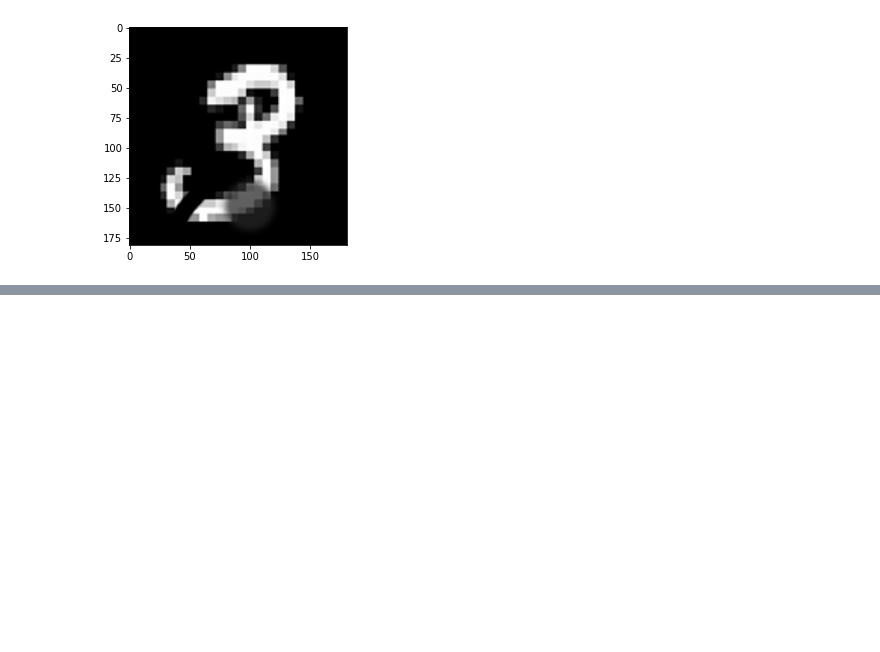
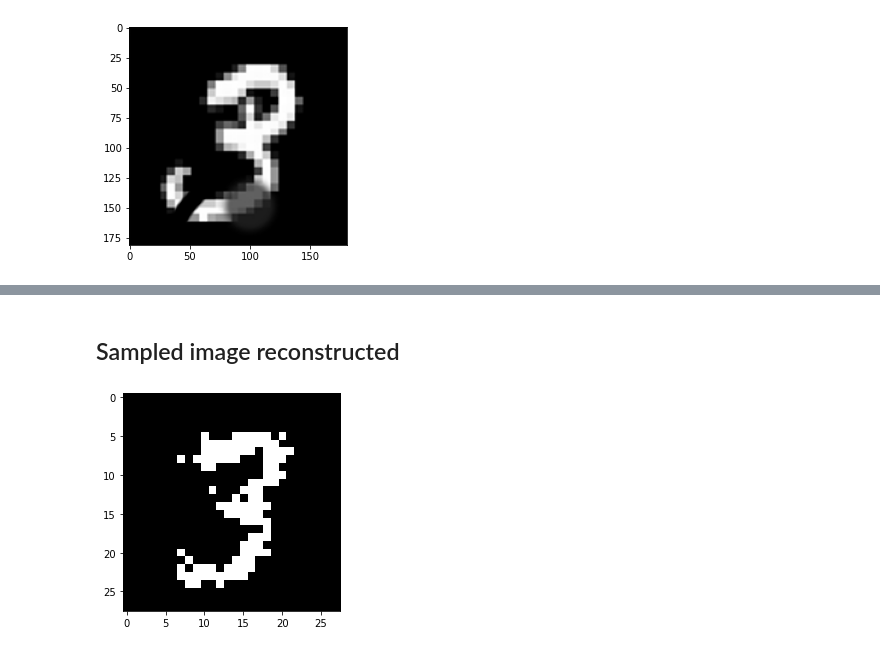
Before and after one commit to iHaikal/TFKerasRBM, a Jupyter notebook: mnist.ipynb, the cells around one changed output, grey strips where cells are left out. Drawn from its saved outputs; the diff is of its cells as text; code cells hidden in the pictures; blank space fills up the shorter version.

```diff
--- a/mnist.ipynb
+++ b/mnist.ipynb
@@ -98,0 +119,9 @@ plt.show()
+# %% [markdown]
+## Sampled image reconstructed
+# %%
+img = Image.fromarray(tile_raster_images(X=sampled, img_shape=(28, 28), tile_shape=(1, 1), tile_spacing=(1, 1)))
+
+plt.imshow(img, cmap="gray")
+plt.show()
+# %% [output]
+[figure, added]
```
Also changed, not shown: parts of 13 cells of this notebook, 2 other files.
